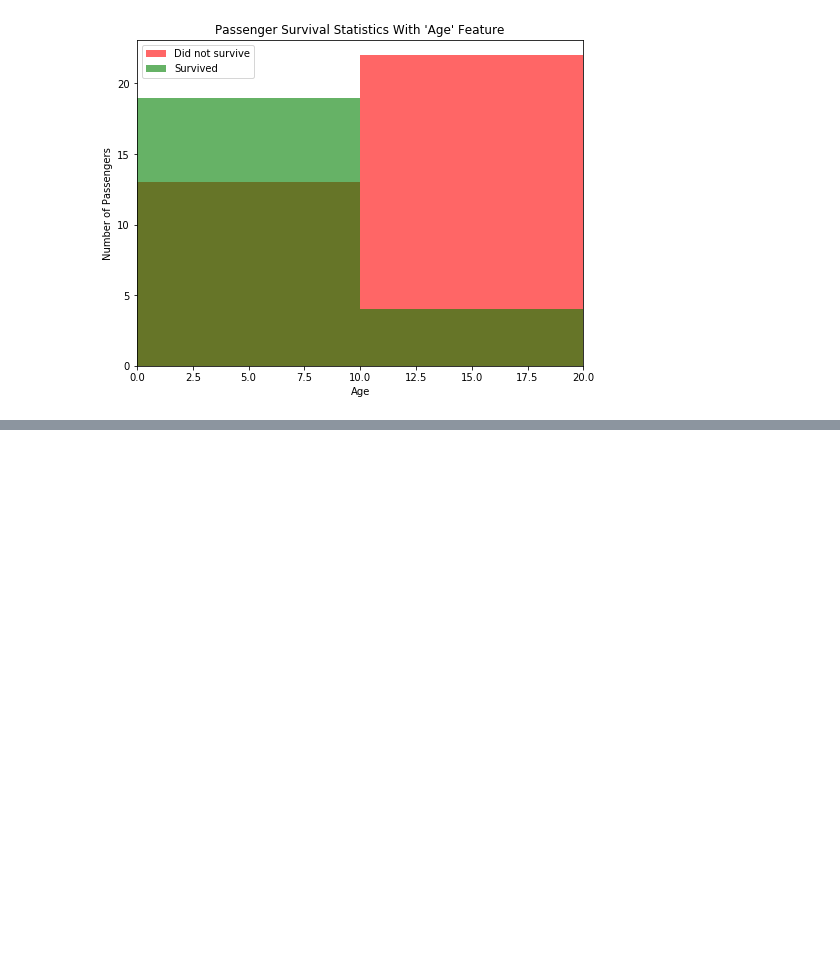
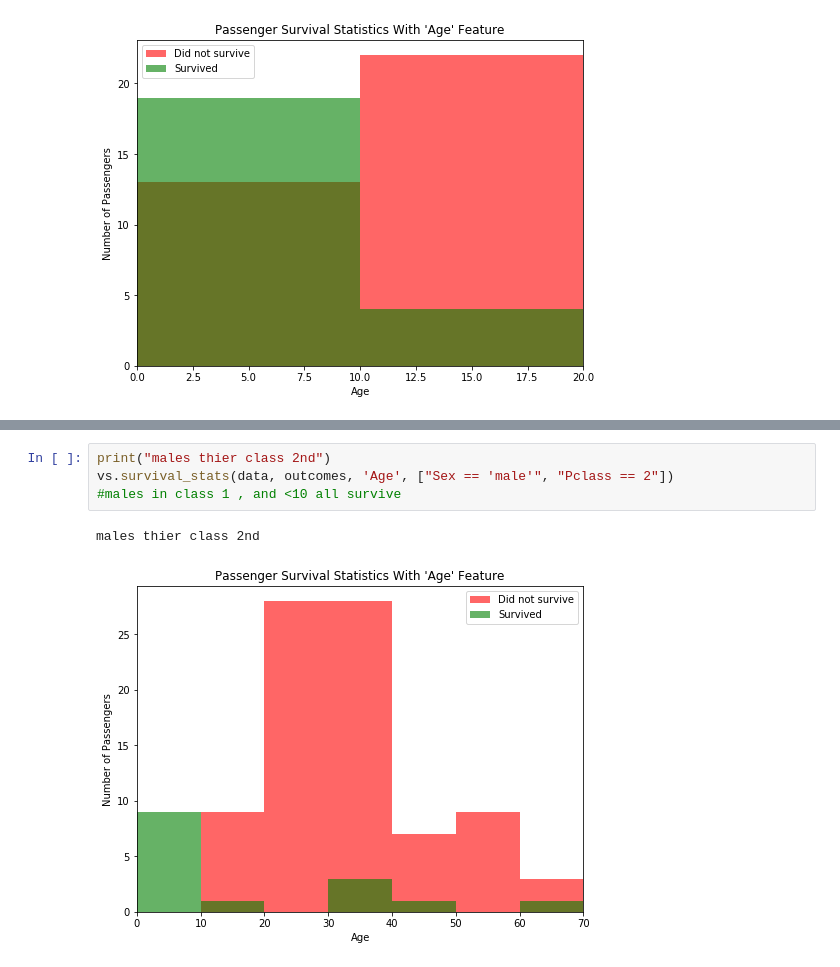
Before and after one commit to Nourahussein/Udacity-MLND, a Jupyter notebook: P0-Titanic Survival Exploration/titanic_analysis.ipynb, the cells around one changed output, grey strips where cells are left out. Saved outputs shown, nothing was run; the diff lists cells and outputs as text; blank space fills up the shorter version.

```diff
--- a/P0-Titanic Survival Exploration/titanic_analysis.ipynb
+++ b/P0-Titanic Survival Exploration/titanic_analysis.ipynb
@@ -173,0 +207,7 @@ vs.survival_stats(data, outcomes, 'Age', ["Sex == 'female'", "SibSp < 3" ])
+# %%
+print("males thier class 2nd")
+vs.survival_stats(data, outcomes, 'Age', ["Sex == 'male'", "Pclass == 2"])
+#males in class 1 , and <10 all survive
+# %% [output]
+males thier class 2nd
+[figure, added]
```
Also changed, not shown: parts of 25 cells of this notebook, 1 other file.
